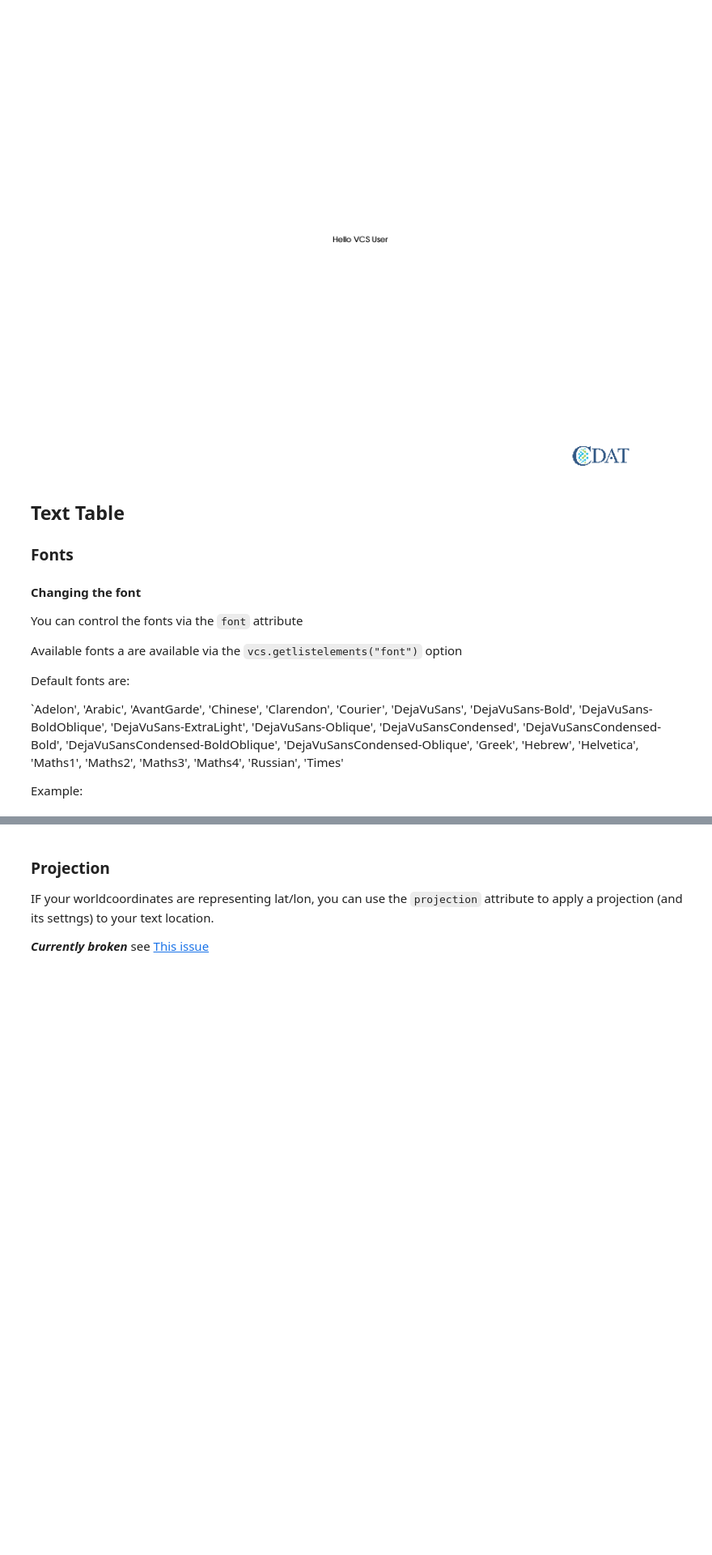
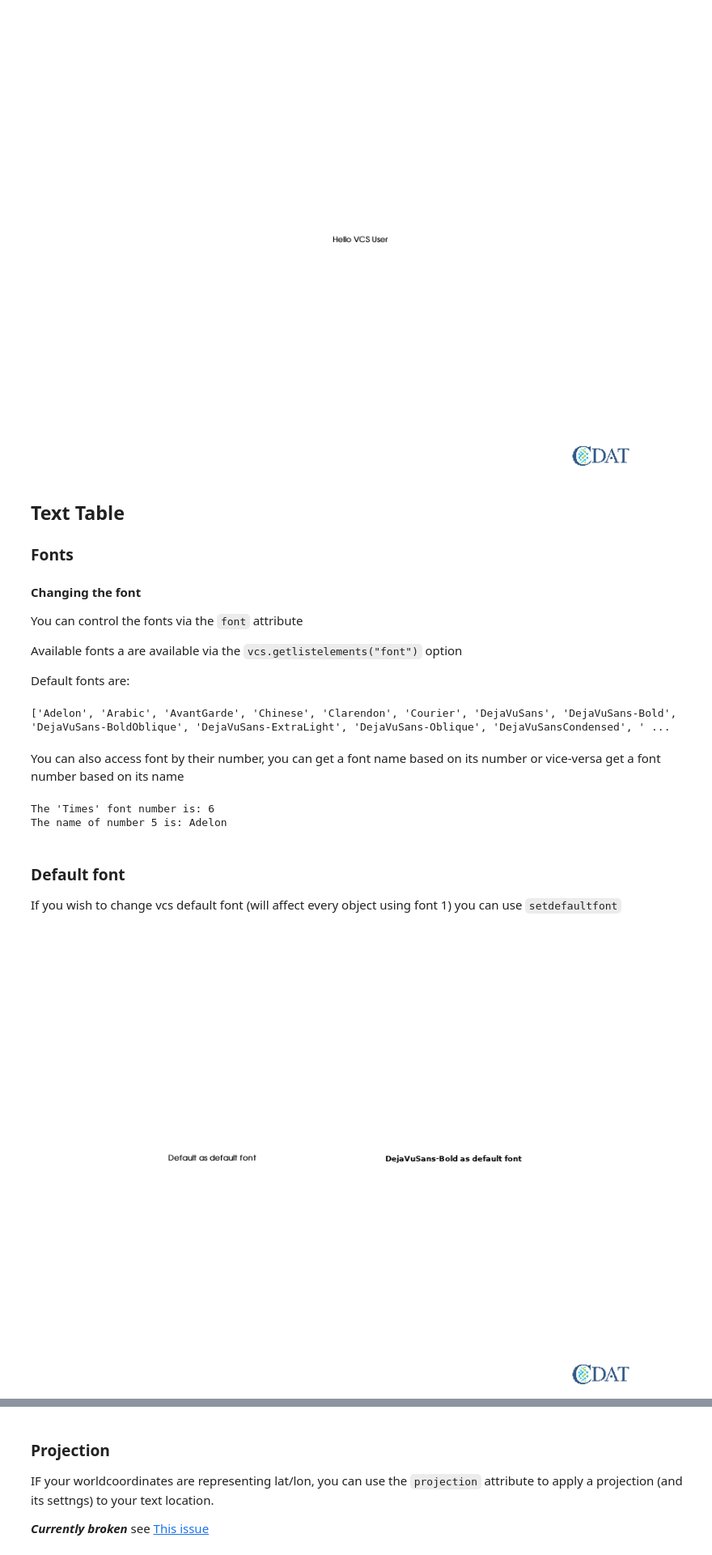
Before and after one commit to CDAT/vcs, a Jupyter notebook: docs/Jupyter/VCS_Text_Objects.ipynb, the cells around one changed output, grey strips where cells are left out. Shown: that part at 81% size. Cells and saved outputs as stored; diff of their text form; code cells hidden in the pictures; blank space fills up the shorter version.

Commit message:
moved elements fucntion to managelement file
fix #343 you can now load a font
fix #345 you can change the default font

```diff
--- a/docs/Jupyter/VCS_Text_Objects.ipynb
+++ b/docs/Jupyter/VCS_Text_Objects.ipynb
@@ -90,7 +91,36 @@ You can control the fonts via the `font` attribute
 Available fonts a are available via the `vcs.getlistelements("font")` option
 
 Default fonts are:
-
-`Adelon', 'Arabic', 'AvantGarde', 'Chinese', 'Clarendon', 'Courier', 'DejaVuSans', 'DejaVuSans-Bold', 'DejaVuSans-BoldOblique', 'DejaVuSans-ExtraLight', 'DejaVuSans-Oblique', 'DejaVuSansCondensed', 'DejaVuSansCondensed-Bold', 'DejaVuSansCondensed-BoldOblique', 'DejaVuSansCondensed-Oblique', 'Greek', 'Hebrew', 'Helvetica', 'Maths1', 'Maths2', 'Maths3', 'Maths4', 'Russian', 'Times'
-
-Example:
+# %%
+print(vcs.listelements("font"))
+# %% [output]
+['Adelon', 'Arabic', 'AvantGarde', 'Chinese', 'Clarendon', 'Courier', 'DejaVuSans', 'DejaVuSans-Bold', 'DejaVuSans-BoldOblique', 'DejaVuSans-ExtraLight', 'DejaVuSans-Oblique', 'DejaVuSansCondensed', ' ...
+# %% [markdown]
+You can also access font by their number, you can get a font name based on its number or vice-versa get a font number based on its name
+# %%
+print("The 'Times' font number is:",vcs.getfontnumber("Times"))
+print("The name of number 5 is:", vcs.getfont(5))
+# %% [output]
+The 'Times' font number is: 6
+The name of number 5 is: Adelon
+# %% [markdown]
+### Default font<a id="deffont"></a>
+
+If you wish to change vcs default font (will affect every object using font 1) you can use `setdefaultfont`
+# %%
+canvas.clear()
+t = canvas.createtext()
+t.string = "Default as default font"
+t.x = .3
+t.halign = "center"
+t.y = .5
+canvas.plot(t)
+vcs.setdefaultfont("DejaVuSans-Bold")
+t = canvas.createtext()
+t.string = "DejaVuSans-Bold as default font"
+t.x = .7
+t.halign = "center"
+t.y = .5
+canvas.plot(t)
+# %% [output]
+[figure, added]
```
Also changed, not shown: parts of 8 cells of this notebook, 4 other files.
